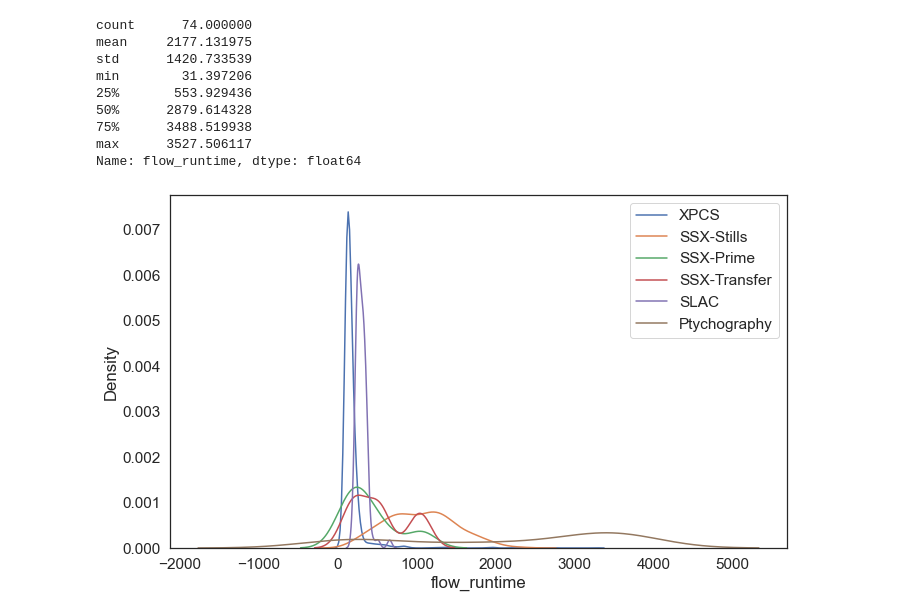
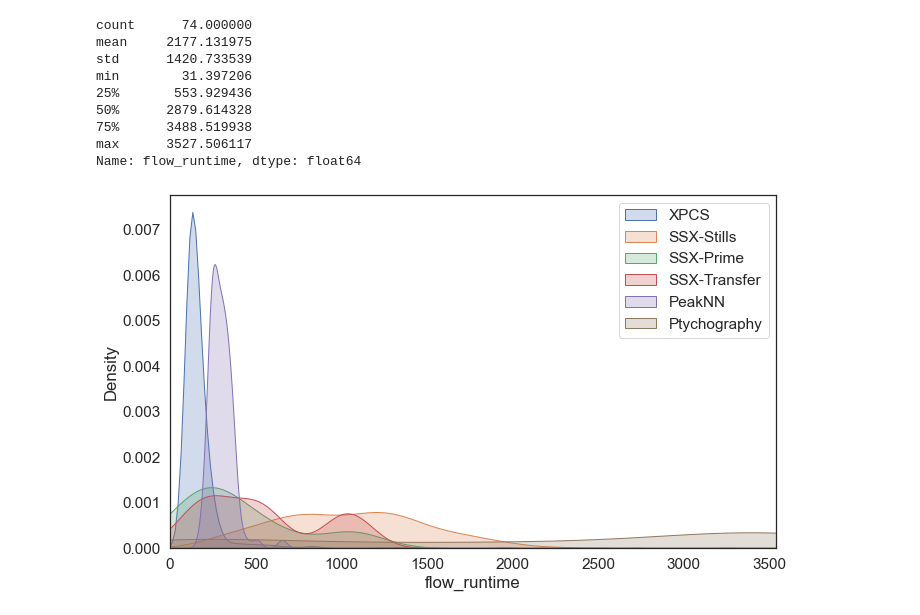
Before and after one commit to globus-labs/gladier-plots, a Jupyter notebook: gladier-figures.ipynb, the cells around one changed output. Cells and saved outputs as stored; diff of their text form; code cells hidden in the pictures.

```diff
--- a/gladier-figures.ipynb
+++ b/gladier-figures.ipynb
@@ -430,3 +486,21 @@ AcquireNodes_overhead
 XpcsBoostCorr_overhead
 [figure]
 ... (10 outputs left out)
+# %%
+filter_col = [col for col in df if col.endswith('_overhead')]
+
+sns.set(font_scale=1.4, style='white')
+fig, axs = plt.subplots(ncols=11, sharey=True, sharex=False, figsize=(35,5), )
+i = 0
+for coln in filter_col:
+    df2 = df[coln]
+    print(coln)
+    ax = sns.histplot(data=df2, ax=axs[i])
+    ax.set_title(hist_labels[coln.replace("_overhead", "")])
+    ax.set_xlabel(None)
+    i+=1
+    ax.set_yscale("log")
+    plt.tight_layout()
+plt.savefig(f'xpcs_overhead_hists.png')
+
+plt.show()
@@ -526,25 +613,25 @@ sns.lineplot(data=concurrency2)
 # Start with XPCS data as its easiest
 
 df = pd.read_csv('xpcs_runs_2.csv')
-df['experiment'] = 'xpcs'
+df['experiment'] = 'XPCS'
 df_xpcs = df[['flow_runtime', 'experiment']]
 
 
 # SSX
 df_stills = pd.read_csv('stills_runs.csv')
-df_stills['experiment'] = 'ssx-stills'
+df_stills['experiment'] = 'SSX-Stills'
 df_prime = pd.read_csv('prime_runs.csv')
-df_prime['experiment'] = 'ssx-prime'
+df_prime['experiment'] = 'SSX-PRIME'
 df_transfer = pd.read_csv('ssx_transfer_runs.csv')
-df_transfer['experiment'] = 'ssx-transfer'
+df_transfer['experiment'] = 'SSX-Transfer'
 
 # SLAC
 df_slac = pd.read_csv('slac_runs.csv')
-df_slac['experiment'] = 'slac'
+df_slac['experiment'] = 'PeakNN'
 
 # Ptycho
 df_ptycho = pd.read_csv('ptycho_runs.csv')
-df_ptycho['experiment'] = 'ptycho'
+df_ptycho['experiment'] = 'Ptychography'
 
 df_all = df[['flow_runtime', 'experiment']]
 df_all = df_all.append(df_stills[['flow_runtime', 'experiment']], ignore_index=True)
@@ -567,20 +654,20 @@ Name: flow_runtime, dtype: float64
 # %%
 sns.set(font_scale=1.4, style='white')
 plt.figure(figsize=(10,6))
 
-ax = sns.distplot(df_xpcs['flow_runtime'], hist=False, label='XPCS')
-ax = sns.distplot(df_stills['flow_runtime'], hist=False, label='SSX-Stills')
-ax = sns.distplot(df_prime['flow_runtime'], hist=False, label='SSX-Prime')
-ax = sns.distplot(df_transfer['flow_runtime'], hist=False, label='SSX-Transfer')
-ax = sns.distplot(df_slac['flow_runtime'], hist=False, label='SLAC')
-ax = sns.distplot(df_ptycho['flow_runtime'], hist=False, label='Ptychography')
+ax = sns.distplot(df_xpcs['flow_runtime'], hist=False, label='XPCS', kde_kws={"shade": True}).set(xlim=(0))
+ax = sns.distplot(df_stills['flow_runtime'], hist=False, label='SSX-Stills', kde_kws={"shade": True}).set(xlim=(0))
+ax = sns.distplot(df_prime['flow_runtime'], hist=False, label='SSX-Prime', kde_kws={"shade": True}).set(xlim=(0))
+ax = sns.distplot(df_transfer['flow_runtime'], hist=False, label='SSX-Transfer', kde_kws={"shade": True}).set(xlim=(0))
+ax = sns.distplot(df_slac['flow_runtime'], hist=False, label='PeakNN', kde_kws={"shade": True}).set(xlim=(0))
+ax = sns.distplot(df_ptycho['flow_runtime'], hist=False, label='Ptychography', kde_kws={"shade": True}).set(xlim=(0))
 
 plt.legend()
 
 plt.tight_layout()
 plt.savefig('runtime_distribution.png')
 # %% [output]
-[figure, old version]
+[figure, new version]
 # %%
 sns.set(font_scale=1.4, style='white')
 plt.figure(figsize=(10,6))
```
Also changed, not shown: parts of 16 cells of this notebook.
